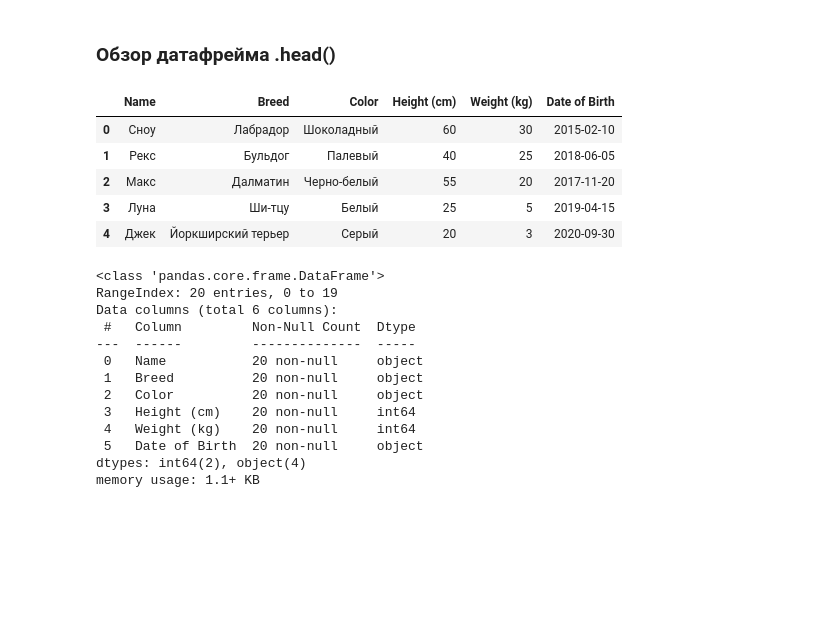
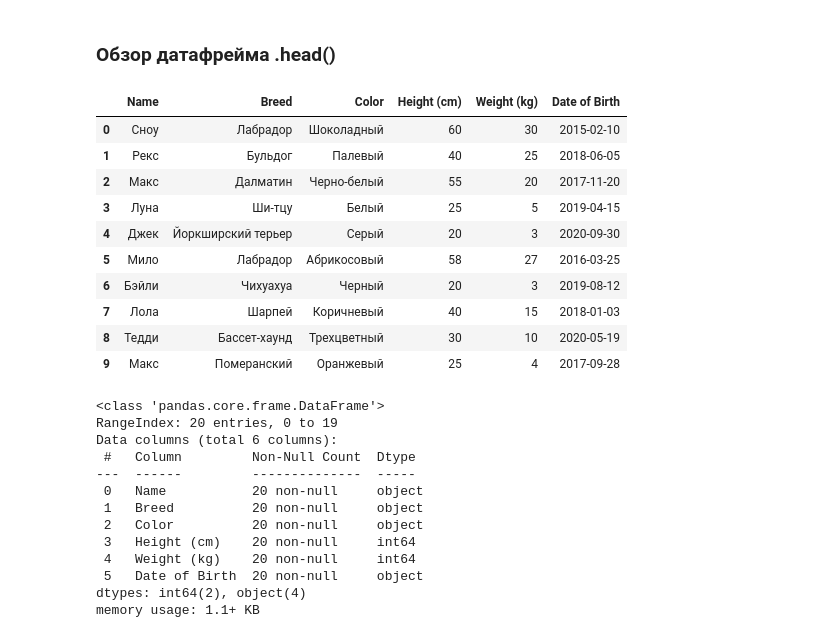
Before and after one commit to golubnichiy/big_data_10_23, a Jupyter notebook: pandas_1.ipynb, the cells around one changed output. Cells and saved outputs as stored; diff of their text form; code cells hidden in the pictures; blank space fills up the shorter version.

```diff
--- a/pandas_1.ipynb
+++ b/pandas_1.ipynb
@@ -85,14 +85,19 @@ print(dogs)
 # %% [markdown]
 ### Обзор датафрейма .head()
 # %%
-dogs.head()
+dogs.head(10)
 # %% [output]
 |  | Name | Breed | Color | Height (cm) | Weight (kg) | Date of Birth |
 | 0 | Сноу | Лабрадор | Шоколадный | 60 | 30 | 2015-02-10 |
 | 1 | Рекс | Бульдог | Палевый | 40 | 25 | 2018-06-05 |
 | 2 | Макс | Далматин | Черно-белый | 55 | 20 | 2017-11-20 |
 | 3 | Луна | Ши-тцу | Белый | 25 | 5 | 2019-04-15 |
 | 4 | Джек | Йоркширский терьер | Серый | 20 | 3 | 2020-09-30 |
+| 5 | Мило | Лабрадор | Абрикосовый | 58 | 27 | 2016-03-25 |
+| 6 | Бэйли | Чихуахуа | Черный | 20 | 3 | 2019-08-12 |
+| 7 | Лола | Шарпей | Коричневый | 40 | 15 | 2018-01-03 |
+| 8 | Тедди | Бассет-хаунд | Трехцветный | 30 | 10 | 2020-05-19 |
+| 9 | Макс | Померанский | Оранжевый | 25 | 4 | 2017-09-28 |
 # %%
 dogs.info()
 # %% [output]
```
Also changed, not shown: parts of 61 cells of this notebook, 1 other file.
